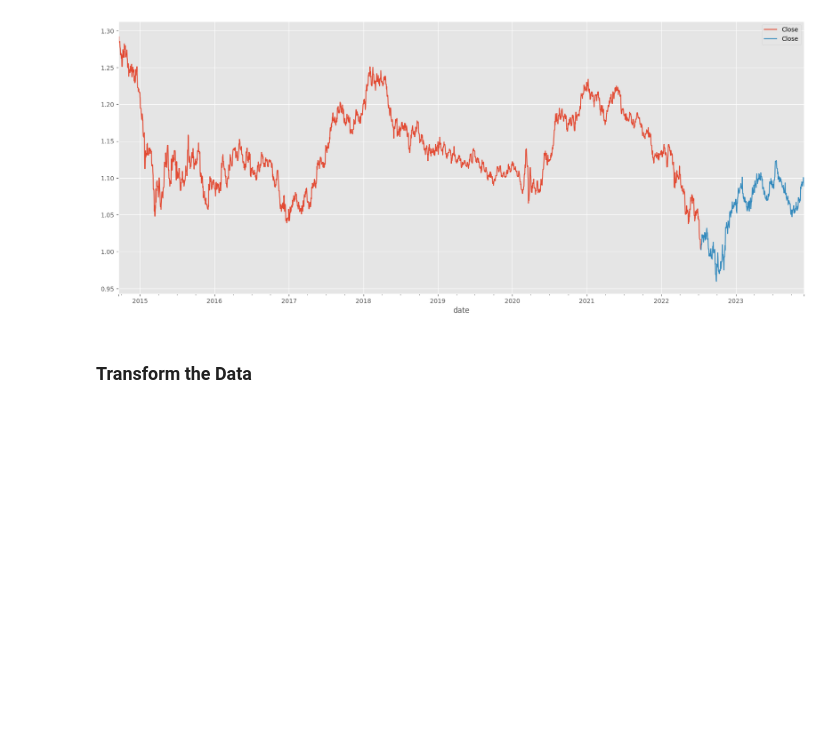
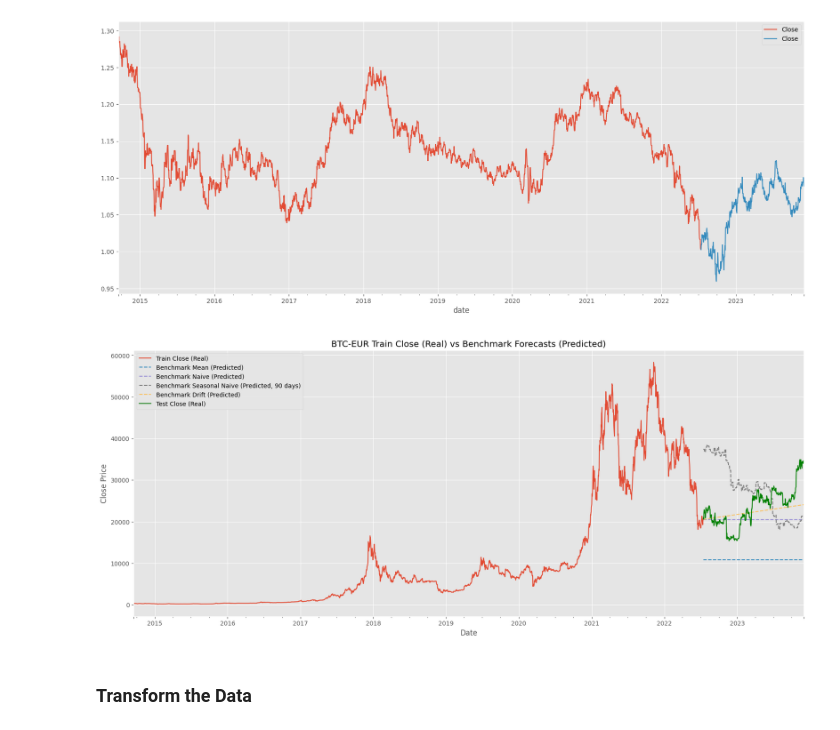
Before and after one commit to Action52/TimeSeriesAnalysis, a Jupyter notebook: BTCEUR-Analysis.ipynb, the cells around one changed output. Drawn from its saved outputs; the diff is of its cells as text; code cells hidden in the pictures; blank space fills up the shorter version.

```diff
--- a/BTCEUR-Analysis.ipynb
+++ b/BTCEUR-Analysis.ipynb
@@ -50,5 +62,9 @@ full_df_curr = pd.concat([train_df_curr, test_df_curr], ignore_index=True)
 # %% [output]
 [figure]
+# %%
+train_df_btc, test_df_btc = calc_benchmarks(train_df_btc, test_df_btc, seasonality=90)
+# %% [output]
+[figure, added]
 # %% [markdown]
 ### Transform the Data
 # %%
```
Also changed, not shown: parts of 3 cells of this notebook.
